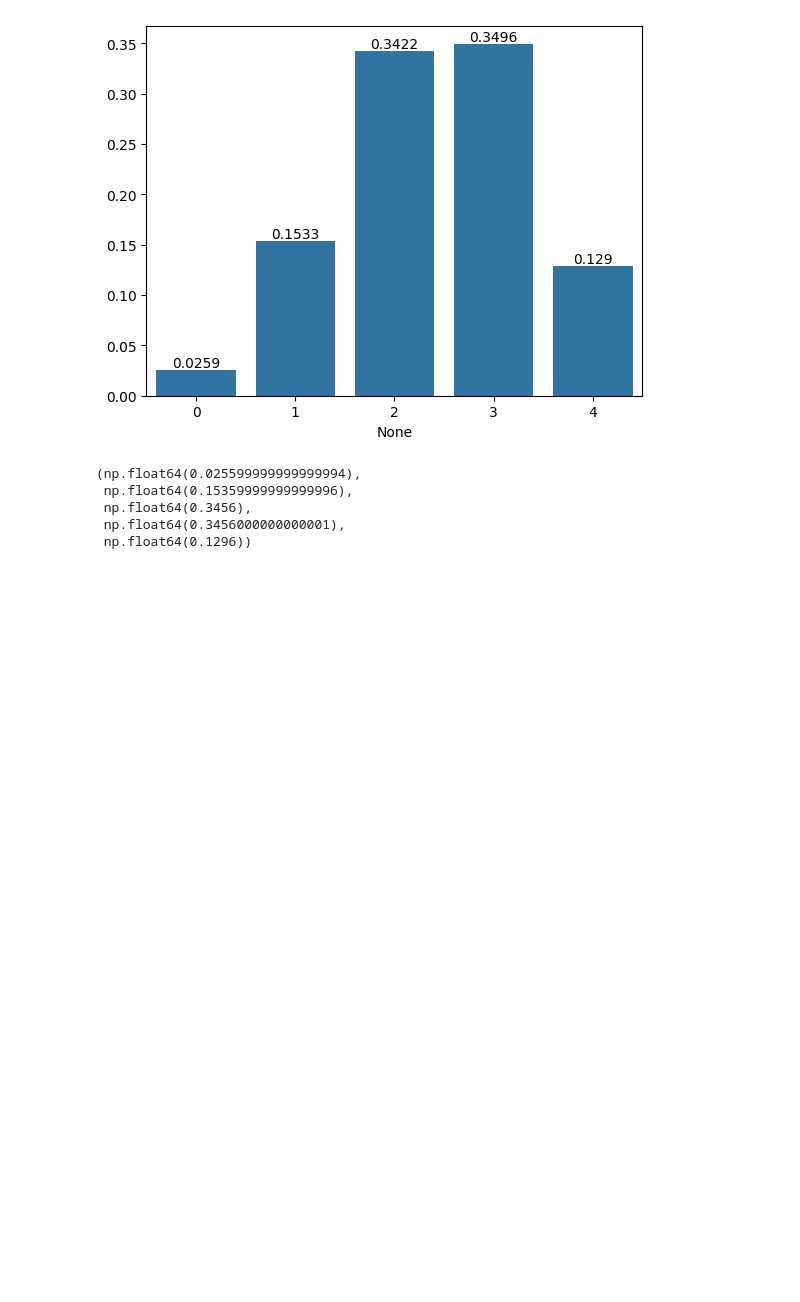
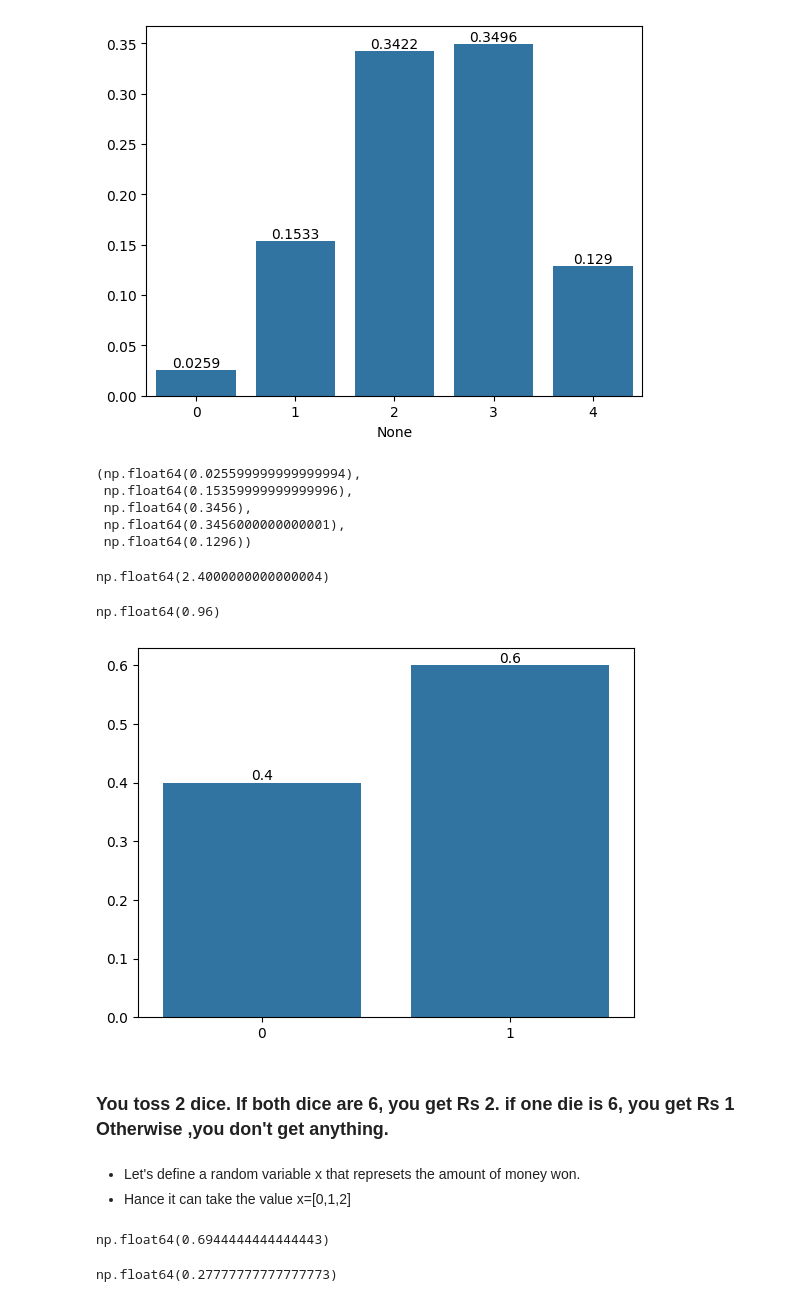
Before and after one commit to bhanu-50/Probability, a Jupyter notebook: Probability_Distribution_Functions.ipynb, the cells around one changed output. Cells and saved outputs as stored; diff of their text form; code cells hidden in the pictures; blank space fills up the shorter version.

```diff
--- a/Probability_Distribution_Functions.ipynb
+++ b/Probability_Distribution_Functions.ipynb
@@ -192,3 +192,24 @@ prob_0_red,prob_1_red,prob_2_red,prob_3_red,prob_4_red
  np.float64(0.3456),
  np.float64(0.3456000000000001),
  np.float64(0.1296))
+# %%
+#We can expect out of four we can get 2-3
+binom.expect(args=(4,3/5))
+# %% [output]
+np.float64(2.4000000000000004)
+# %%
+#variance
+binom.var(n=4,p=3/5)
+# %% [output]
+np.float64(0.96)
+# %%
+#Bernoli trail
+#if(n==1)
+#Bainomail -----> Bernoli trail
+x = [0,1]
+y = [2/5,3/5]
+ax1 = sns.barplot(x=x,y=y)
+for i in ax1.containers:
+    ax1.bar_label(i)
+# %% [output]
+[figure, added]
@@ -194,0 +219,14 @@ prob_0_red,prob_1_red,prob_2_red,prob_3_red,prob_4_red
+# %% [markdown]
+### You toss 2 dice. If both dice are 6, you get Rs 2. if one die is 6, you get Rs 1 Otherwise ,you don't get anything.
+# %% [markdown]
+- Let's define a random variable x that represets the amount of money won.
+- Hance it can take the value x=[0,1,2]
+# %%
+#Using function
+binom.pmf(n=2,p=1/6,k=0)
+# %% [output]
+np.float64(0.6944444444444443)
+# %%
+binom.pmf(n=2,p=1/6,k=1)
+# %% [output]
+np.float64(0.27777777777777773)
```
Also changed, not shown: parts of 5 cells of this notebook.
